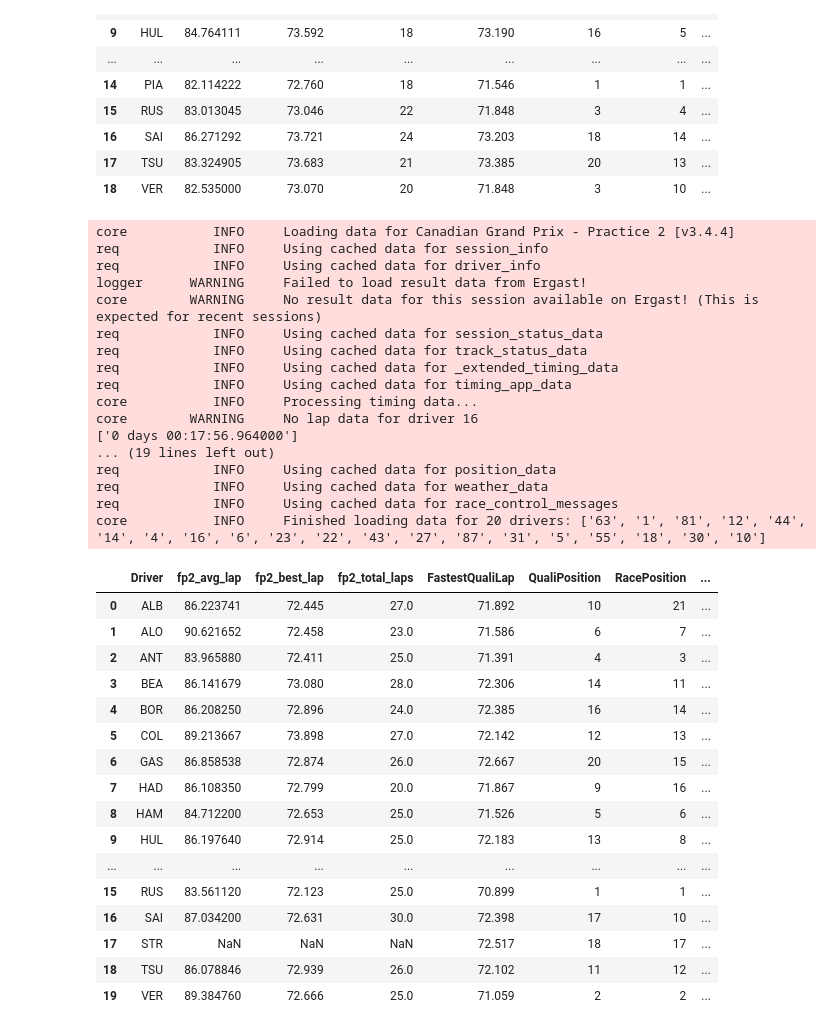
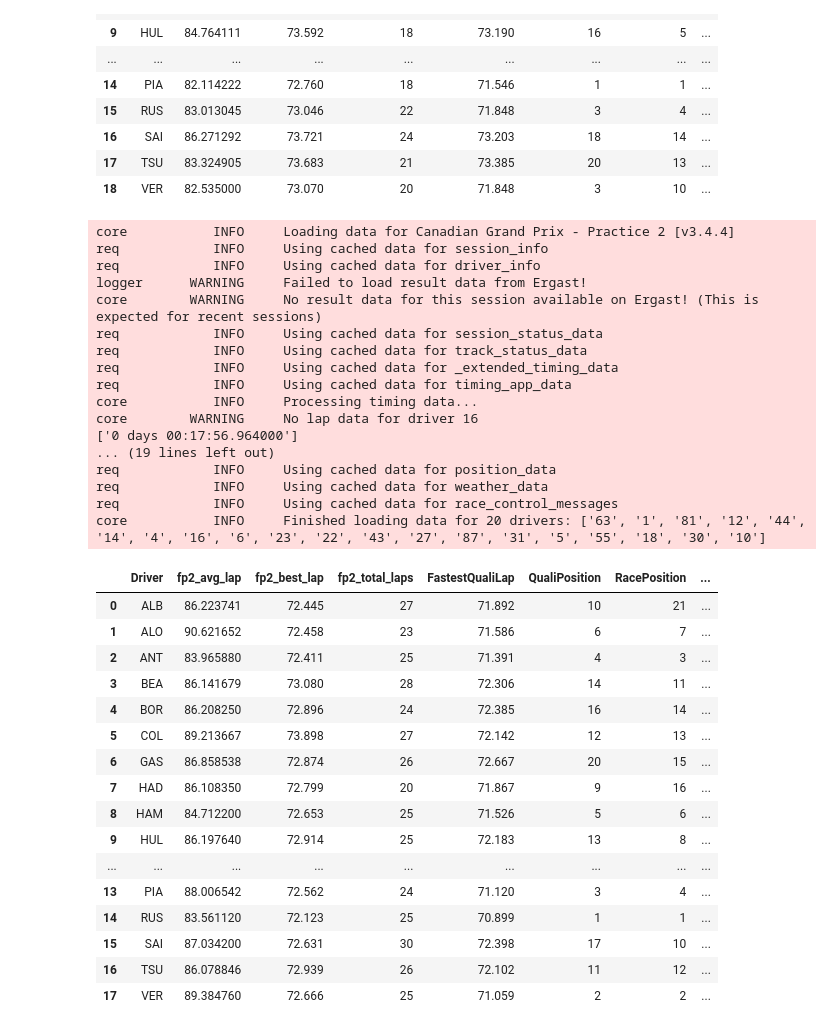
Before and after one commit to ipolishc22/f1-podium-predictor, a Jupyter notebook: notebooks/data_collection.ipynb, the cells around one changed output. Cells and saved outputs as stored; diff of their text form; code cells hidden in the pictures.

```diff
--- a/notebooks/data_collection.ipynb
+++ b/notebooks/data_collection.ipynb
@@ -676,58 +676,58 @@ manual_positions_10 = {'RUS': [1, False],
                        'LEC': [5, False],
                        'HAM': [6, False],
                        'ALO': [7, False],
                        'HUL': [8, False],
-                       'OCO': [9, True],
-                       'SAI': [10, True],
-                       'BEA': [11, True],
-                       'TSU': [12, True],
-                       'COL': [13, True],
-                       'BOR': [14, True],
-                       'GAS': [15, True],
-                       'HAD': [16, True],
-                       'STR': [17, True],
+                       'OCO': [9, False],
+                       'SAI': [10, False],
+                       'BEA': [11, False],
+                       'TSU': [12, False],
+                       'COL': [13, False],
+                       'BOR': [14, False],
+                       'GAS': [15, False],
+                       'HAD': [16, False],
+                       'STR': [17, False],
                        'NOR': [21, True],
                        'ALB': [21, True],
                        'LAW': [21, True]}
 
 race_df_10 = assemble_race_dataset(fp2_features_10, quali_features_10, manual_positions_10)
 race_df_10["grand_prix"] = "Canada"
 race_df_10
 # %% [output]
 core           INFO     Loading data for Canadian Grand Prix - Practice 2 [v3.4.4]
 req            INFO     Using cached data for session_info
 req            INFO     Using cached data for driver_info
 logger      WARNING     Failed to load result data from Ergast!
 core        WARNING     No result data for this session available on Ergast! (This is expected for recent sessions)
 req            INFO     Using cached data for session_status_data
 req            INFO     Using cached data for track_status_data
 req            INFO     Using cached data for _extended_timing_data
 req            INFO     Using cached data for timing_app_data
 core           INFO     Processing timing data...
 core        WARNING     No lap data for driver 16
 ['0 days 00:17:56.964000']
 ... (19 lines left out)
 req            INFO     Using cached data for position_data
 req            INFO     Using cached data for weather_data
 req            INFO     Using cached data for race_control_messages
 core           INFO     Finished loading data for 20 drivers: ['63', '1', '81', '12', '44', '14', '4', '16', '6', '23', '22', '43', '27', '87', '31', '5', '55', '18', '30', '10']
 |  | Driver | fp2_avg_lap | fp2_best_lap | fp2_total_laps | FastestQualiLap | QualiPosition | RacePosition | ... |
-| 0 | ALB | 86.223741 | 72.445 | 27.0 | 71.892 | 10 | 21 | ... |
-| 1 | ALO | 90.621652 | 72.458 | 23.0 | 71.586 | 6 | 7 | ... |
-| 2 | ANT | 83.965880 | 72.411 | 25.0 | 71.391 | 4 | 3 | ... |
-| 3 | BEA | 86.141679 | 73.080 | 28.0 | 72.306 | 14 | 11 | ... |
-| 4 | BOR | 86.208250 | 72.896 | 24.0 | 72.385 | 16 | 14 | ... |
-| 5 | COL | 89.213667 | 73.898 | 27.0 | 72.142 | 12 | 13 | ... |
-| 6 | GAS | 86.858538 | 72.874 | 26.0 | 72.667 | 20 | 15 | ... |
-| 7 | HAD | 86.108350 | 72.799 | 20.0 | 71.867 | 9 | 16 | ... |
-| 8 | HAM | 84.712200 | 72.653 | 25.0 | 71.526 | 5 | 6 | ... |
-| 9 | HUL | 86.197640 | 72.914 | 25.0 | 72.183 | 13 | 8 | ... |
+| 0 | ALB | 86.223741 | 72.445 | 27 | 71.892 | 10 | 21 | ... |
+| 1 | ALO | 90.621652 | 72.458 | 23 | 71.586 | 6 | 7 | ... |
+| 2 | ANT | 83.965880 | 72.411 | 25 | 71.391 | 4 | 3 | ... |
+| 3 | BEA | 86.141679 | 73.080 | 28 | 72.306 | 14 | 11 | ... |
+| 4 | BOR | 86.208250 | 72.896 | 24 | 72.385 | 16 | 14 | ... |
+| 5 | COL | 89.213667 | 73.898 | 27 | 72.142 | 12 | 13 | ... |
+| 6 | GAS | 86.858538 | 72.874 | 26 | 72.667 | 20 | 15 | ... |
+| 7 | HAD | 86.108350 | 72.799 | 20 | 71.867 | 9 | 16 | ... |
+| 8 | HAM | 84.712200 | 72.653 | 25 | 71.526 | 5 | 6 | ... |
+| 9 | HUL | 86.197640 | 72.914 | 25 | 72.183 | 13 | 8 | ... |
 | ... | ... | ... | ... | ... | ... | ... | ... | ... |
-| 15 | RUS | 83.561120 | 72.123 | 25.0 | 70.899 | 1 | 1 | ... |
-| 16 | SAI | 87.034200 | 72.631 | 30.0 | 72.398 | 17 | 10 | ... |
-| 17 | STR | NaN | NaN | NaN | 72.517 | 18 | 17 | ... |
-| 18 | TSU | 86.078846 | 72.939 | 26.0 | 72.102 | 11 | 12 | ... |
-| 19 | VER | 89.384760 | 72.666 | 25.0 | 71.059 | 2 | 2 | ... |
+| 13 | PIA | 88.006542 | 72.562 | 24 | 71.120 | 3 | 4 | ... |
+| 14 | RUS | 83.561120 | 72.123 | 25 | 70.899 | 1 | 1 | ... |
+| 15 | SAI | 87.034200 | 72.631 | 30 | 72.398 | 17 | 10 | ... |
+| 16 | TSU | 86.078846 | 72.939 | 26 | 72.102 | 11 | 12 | ... |
+| 17 | VER | 89.384760 | 72.666 | 25 | 71.059 | 2 | 2 | ... |
 # %%
 # Austria GP 2025 (Round 11)
 df_fp2_11 = extract_session_data(2025, "Austria", "FP2")
```
Also changed, not shown: parts of 6 cells of this notebook, 1 other file.
